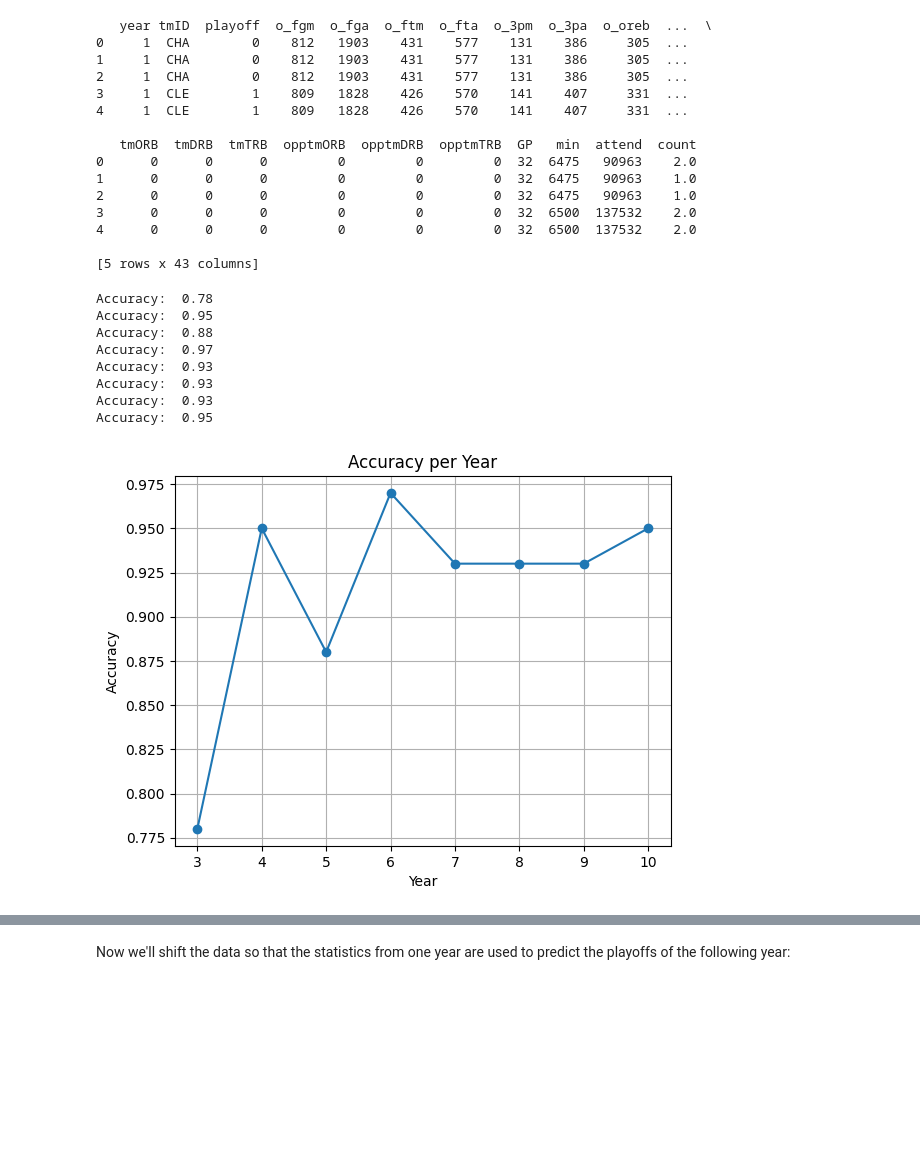
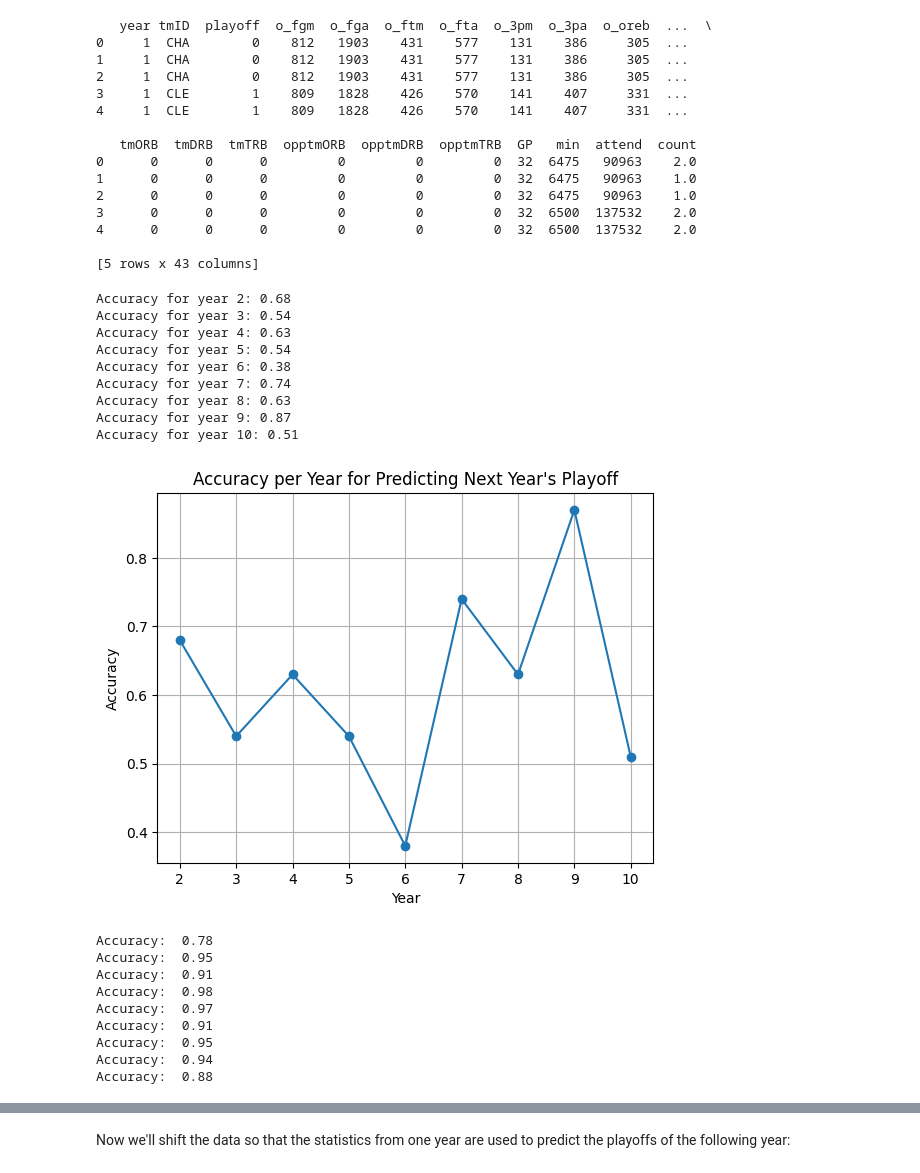
Before and after one commit to P1ntas/Machine-Learning, a Jupyter notebook: notebook.ipynb, the cells around one changed output, grey strips where cells are left out. Drawn from its saved outputs; the diff is of its cells as text; code cells hidden in the pictures; blank space fills up the shorter version.

```diff
--- a/notebook.ipynb
+++ b/notebook.ipynb
@@ -324,15 +374,27 @@ print(data.head(5))
 4      0      0      0         0         0         0  32  6500  137532    2.0
 
 [5 rows x 43 columns]
-# %%
-run_model()
-# %% [output]
-Accuracy:  0.78
-Accuracy:  0.95
-Accuracy:  0.88
-Accuracy:  0.97
-Accuracy:  0.93
-Accuracy:  0.93
-Accuracy:  0.93
-Accuracy:  0.95
-[figure, removed]
+# %%
+data1 = pd.get_dummies(data, columns=["tmID"])
+run_model()
+run_model_1()
+# %% [output]
+Accuracy for year 2: 0.68
+Accuracy for year 3: 0.54
+Accuracy for year 4: 0.63
+Accuracy for year 5: 0.54
+Accuracy for year 6: 0.38
+Accuracy for year 7: 0.74
+Accuracy for year 8: 0.63
+Accuracy for year 9: 0.87
+Accuracy for year 10: 0.51
+[figure, added]
+Accuracy:  0.78
+Accuracy:  0.95
+Accuracy:  0.91
+Accuracy:  0.98
+Accuracy:  0.97
+Accuracy:  0.91
+Accuracy:  0.95
+Accuracy:  0.94
+Accuracy:  0.88
```
Also changed, not shown: parts of 5 cells of this notebook.
